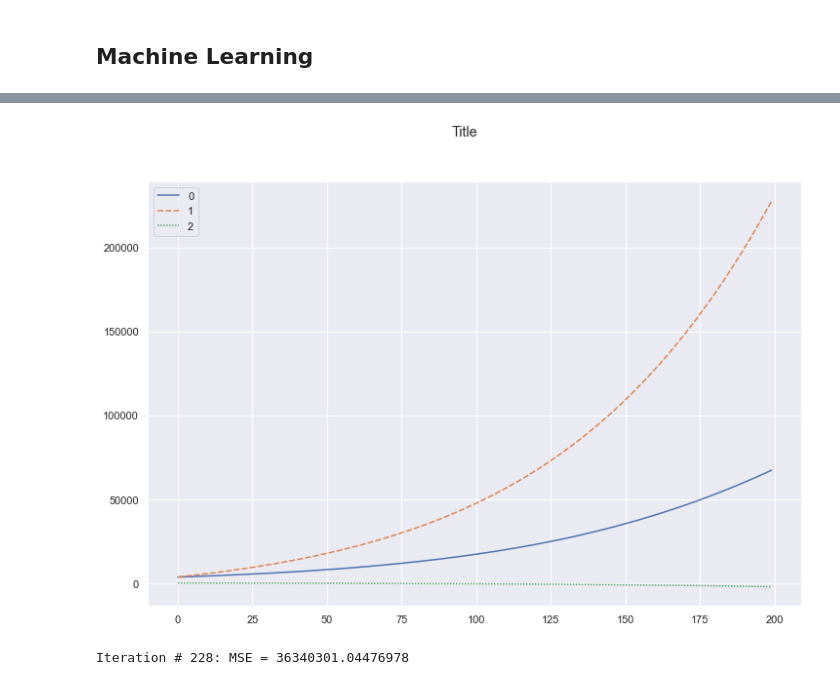
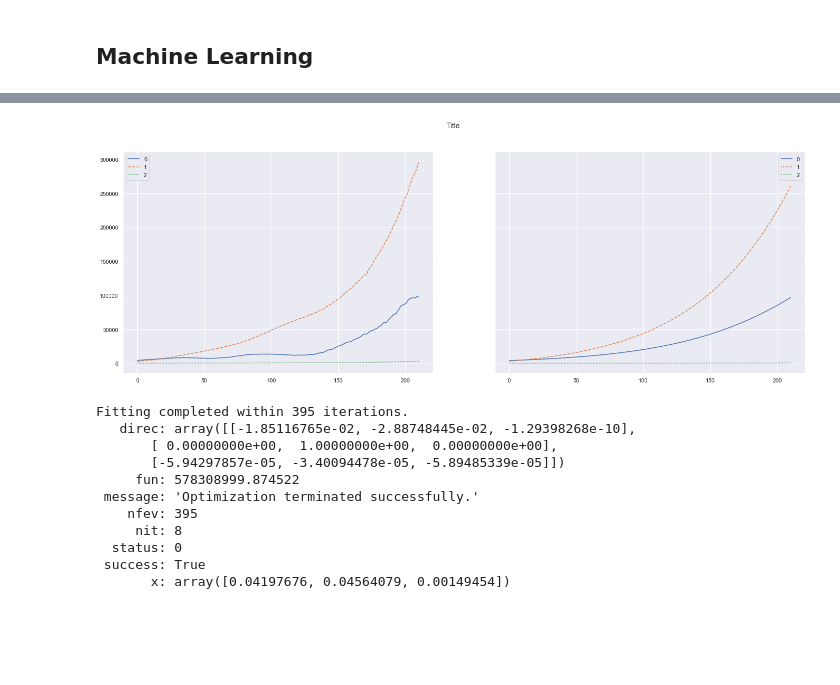
Before and after one commit to ZhongRuoyu/ntu-cz1115-project, a Jupyter notebook: covid.ipynb, the cells around one changed output, grey strips where cells are left out. Cells and saved outputs as stored; diff of their text form; code cells hidden in the pictures; blank space fills up the shorter version.

```diff
--- a/covid.ipynb
+++ b/covid.ipynb
@@ -105,7 +152,7 @@ def filter_data(data, start=None, end=None):
     filtered.set_index("daysFromStart", inplace=True)
     return filtered
 
-data1 = filter_data(data, start=datetime(2020, 5, 4), end=datetime(2020, 11, 20))
+data1 = filter_data(data, start=date1, end=date2)
 data1
 # %% [output]
 |  | date | susceptible | infectious | recovered | deceased |
@@ -125,11 +172,11 @@ data1
 # %%
 def get_SIRD_vars(data):
-    t = data.index.to_numpy()
-    arr = data.to_numpy()
-    _, S, I, R, D = arr.T
-    return t, S, I, R, D
+    t = data.index.to_numpy(dtype=int)
+    arr = data.to_numpy(dtype=int)
+    _, S, I, R, D = arr.T  # leave the date out
+    y = np.column_stack((S, I, R, D))
+    return t, y
 
-t1, S1, I1, R1, D1 = get_SIRD_vars(data1)
-y1 = np.column_stack((S1, I1, R1, D1))
-y1.shape
+t1, y1 = get_SIRD_vars(data1)
+print(f"t1: {t1.shape}\ty1: {y1.shape}")
 # %% [output]
@@ -159,36 +206,20 @@ def SIRD(t, y, beta, gamma, mu):
     return (dS_dt, dI_dt, dR_dt, dD_dt)
 # %%
 def loss(k, t, y):
-    from IPython.display import clear_output
     global iter_
-    beta, gamma, mu = k
     S, I, R, D = y.T
     sol = solve_ivp(fun=SIRD, t_span=(t[0], t[-1]), y0=y[0], t_eval=t, dense_output=True, args=k)
     S_sol, I_sol, R_sol, D_sol = sol.y
-    mse = np.sum((S_sol - S) ** 2 + (I_sol - I) ** 2 + (R_sol - R) ** 2 + (D_sol - D) ** 2) / len(t)
+    mse = np.sum(((S_sol - S) ** 2, (I_sol - I) ** 2, (R_sol - R) ** 2, (D_sol - D) ** 2)) / len(t)
     iter_ += 1
     print(f"Iteration #{'%4d' % iter_}: MSE = {mse}")
     clear_output(wait=True)
     return mse
 
 def fit_model(t, y):
-    from scipy.optimize import minimize
-    # from scipy.optimize import differential_evolution
-    # from scipy.optimize import least_squares
-    # from scipy.optimize import curve_fit
-    def SIRD_int(t, beta, gamma, mu):
-        return solve_ivp(fun=SIRD, t_span=(t[0], t[-1]), y0=y[0], t_eval=t, args=(beta, gamma, mu)).y.flatten()
-        # https://stackoverflow.com/questions/51522103/valueerror-object-too-deep-for-desired-array-in-optimize-curve-fit
-
-    S, I, R, D = y.T
-    x0 = (0.1, 0.1, 0.01)
-    bounds = ((1e-4, 0.3), (1e-4, 0.3), (1e-4, 0.1))  # bounds for beta, gamma, and mu
-    # bounds = ((1e-4, 1e-4, 1e-4), (0.2, 0.2, 0.1))  # bounds for beta, gamma, and mu
-    return minimize(fun=loss, x0=x0, args=(t, y), bounds=bounds, method="Nelder-Mead")
-    # return differential_evolution(func=loss, bounds=bounds, args=(t, y))
-    # return least_squares(fun=loss, x0=x0, bounds=bounds, max_nfev=1e5)
-    # return curve_fit(f=SIRD_int, xdata=t, ydata=y.flatten(), method="lm")
-    # return minimize(fun=loss, x0=x0, args=(t, y), bounds=bounds, method="Powell")
+    k0 = (0.1, 0.1, 0.01)  # initial guess values for (beta, gamma, mu)
+    bounds = ((1e-4, 0.3), (1e-4, 0.3), (1e-4, 0.1))  # bounds for (beta, gamma, and mu)
+    return minimize(fun=loss, x0=k0, args=(t, y), bounds=bounds, method="Powell")  # other methods include: "TNC"
 # %%
 class fit_res:
     """A collection of SIRD fitting results."""
@@ -225,10 +254,12 @@ Fitting completed within 320 iterations.
 # %%
 y1_res = np.array(solve_ivp(fun=SIRD, t_span=(res1.t[0], res1.t[-1]), y0=res1.y[0], t_eval=res1.t, dense_output=True, args=(res1.fit.x)).y).T
+fig, axs = plt.subplots(nrows=1, ncols=2, sharex=True, sharey=True, figsize=(24, 8))
 plt.suptitle("Title")
-sb.lineplot(data=y1_res.T[1:].T)
+sb.lineplot(data=res1.y.T[1:].T, ax=axs[0])
+sb.lineplot(data=y1_res.T[1:].T, ax=axs[1])
 plt.show()
 # %% [output]
-[figure, old version]
+[figure, new version]
 # %%
 def fit(data, start=None, end=None):
     filtered = filter_data(data, start, end)
@@ -237,6 +267,17 @@ def fit(data, start=None, end=None):
     res = fit_res(t, y)
     return res
 # %%
-res2 = fit(data, start=datetime(2020, 11, 20))
+res2 = fit(data, start=date2, end=date3)
+res2
 # %% [output]
-Iteration # 228: MSE = 36340301.04476978
+Fitting completed within 395 iterations.
+   direc: array([[-1.85116765e-02, -2.88748445e-02, -1.29398268e-10],
+       [ 0.00000000e+00,  1.00000000e+00,  0.00000000e+00],
+       [-5.94297857e-05, -3.40094478e-05, -5.89485339e-05]])
+     fun: 578308999.874522
+ message: 'Optimization terminated successfully.'
+    nfev: 395
+     nit: 8
+  status: 0
+ success: True
+       x: array([0.04197676, 0.04564079, 0.00149454])
```
Also changed, not shown: parts of 26 cells of this notebook.
